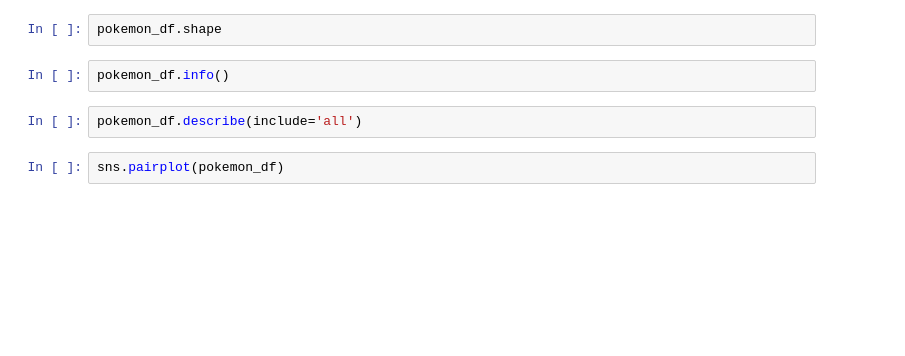
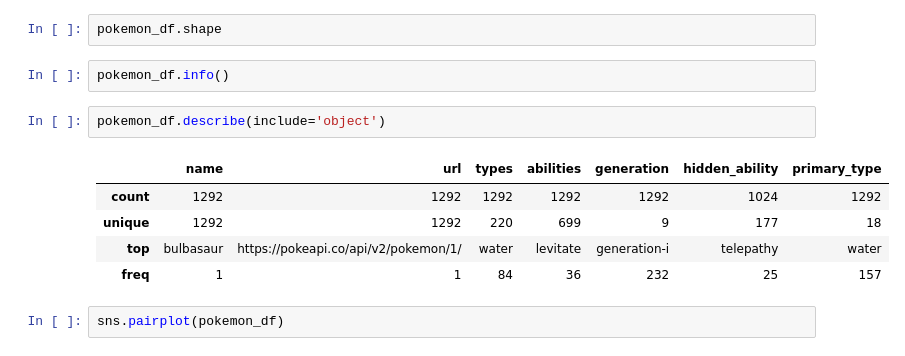
Before and after one commit to solfontan/DS_PT_09_2023, a Jupyter notebook: Data_Analysis/4-API/Teoría/API.ipynb, the cells around one changed output. Cells and saved outputs as stored; diff of their text form; blank space fills up the shorter version.

```diff
--- a/Data_Analysis/4-API/Teoría/API.ipynb
+++ b/Data_Analysis/4-API/Teoría/API.ipynb
@@ -288,6 +295,12 @@ pokemon_df.shape
 # %%
 pokemon_df.info()
 # %%
-pokemon_df.describe(include='all')
+pokemon_df.describe(include='object')
+# %% [output]
+|  | name | url | types | abilities | generation | hidden_ability | primary_type |
+| count | 1292 | 1292 | 1292 | 1292 | 1292 | 1024 | 1292 |
+| unique | 1292 | 1292 | 220 | 699 | 9 | 177 | 18 |
+| top | bulbasaur | https://pokeapi.co/api/v2/pokemon/1/ | water | levitate | generation-i | telepathy | water |
+| freq | 1 | 1 | 84 | 36 | 232 | 25 | 157 |
 # %%
 sns.pairplot(pokemon_df)
```
Also changed, not shown: parts of 7 cells of this notebook.
